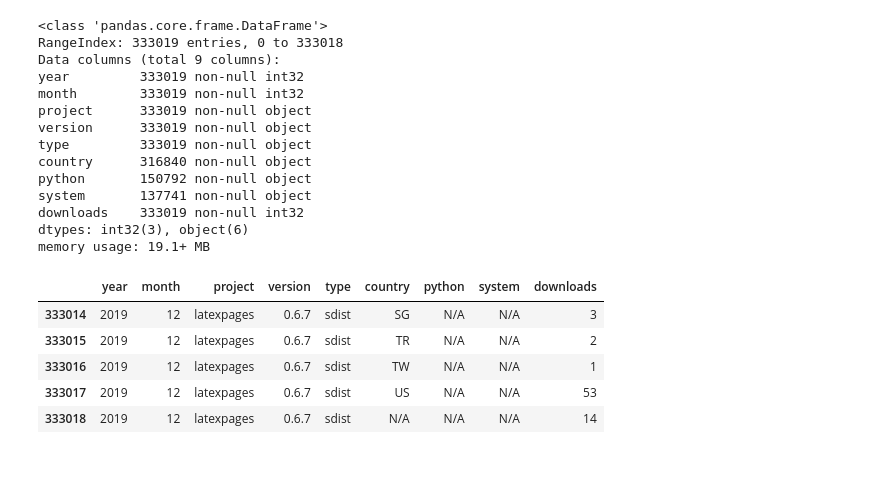
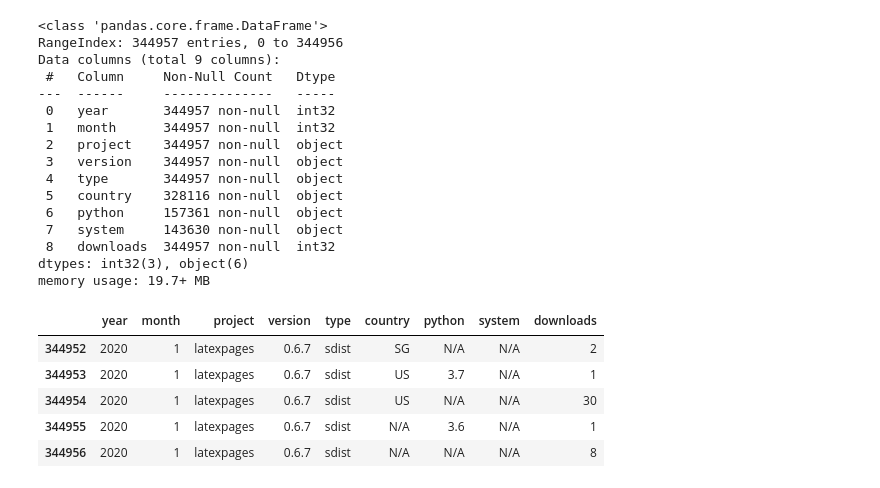
Before and after one commit to xflr6/notebooks, a Jupyter notebook: PyPI.ipynb, the cells around one changed output. Saved outputs shown, nothing was run; the diff lists cells and outputs as text; code cells hidden in the pictures.

```diff
--- a/PyPI.ipynb
+++ b/PyPI.ipynb
@@ -163,49 +163,51 @@ memory usage: 18.3+ MB
 # %%
 COMBINED = 'pypi_archive-new.csv'
 
 def merge_concat(dataframes, index):
     dataframes = [d.fillna('N/A').set_index(index) for d in dataframes if not d.empty]
     try:
         result = dataframes[0]
     except KeyError:
         return pd.DataFrame()
     for d in dataframes[1:]:
         old = result.loc[result.index.difference(d.index)]
         new = d.loc[d.index.difference(old.index)]
         #assert old.index.intersection(new.index).empty
         #common = result.index.intersection(new.index)
         #assert result.loc[common].equals(new.loc[common])
         result = pd.concat([old, new])
-    return result.reset_index().replace('N/A', pd.np.nan).sort_values(by=index)
+    return result.reset_index().replace('N/A', np.nan).sort_values(by=index)
 
 _cf = merge_concat([_df, _af], INDEX)
 _cf.to_csv(COMBINED, index=False, encoding=ENCODING)
 _cf = pd.read_csv(COMBINED, encoding=ENCODING, dtype=DTYPE)
 _cf.info()
 
 df = _cf.fillna('N/A')
 df.tail()
 # %% [output]
 <class 'pandas.core.frame.DataFrame'>
-RangeIndex: 333019 entries, 0 to 333018
+RangeIndex: 344957 entries, 0 to 344956
 Data columns (total 9 columns):
-year         333019 non-null int32
-month        333019 non-null int32
-project      333019 non-null object
-version      333019 non-null object
-type         333019 non-null object
-country      316840 non-null object
-python       150792 non-null object
-system       137741 non-null object
-downloads    333019 non-null int32
+ #   Column     Non-Null Count   Dtype
+---  ------     --------------   -----
+ 0   year       344957 non-null  int32
+ 1   month      344957 non-null  int32
+ 2   project    344957 non-null  object
+ 3   version    344957 non-null  object
+ 4   type       344957 non-null  object
+ 5   country    328116 non-null  object
+ 6   python     157361 non-null  object
+ 7   system     143630 non-null  object
+ 8   downloads  344957 non-null  int32
 dtypes: int32(3), object(6)
-memory usage: 19.1+ MB
+memory usage: 19.7+ MB
 |  | year | month | project | version | type | country | python | system | downloads |
-| 333014 | 2019 | 12 | latexpages | 0.6.7 | sdist | SG | N/A | N/A | 3 |
-| 333015 | 2019 | 12 | latexpages | 0.6.7 | sdist | TR | N/A | N/A | 2 |
-| 333016 | 2019 | 12 | latexpages | 0.6.7 | sdist | TW | N/A | N/A | 1 |
-| 333017 | 2019 | 12 | latexpages | 0.6.7 | sdist | US | N/A | N/A | 53 |
-| 333018 | 2019 | 12 | latexpages | 0.6.7 | sdist | N/A | N/A | N/A | 14 |
+| 344952 | 2020 | 1 | latexpages | 0.6.7 | sdist | SG | N/A | N/A | 2 |
+| 344953 | 2020 | 1 | latexpages | 0.6.7 | sdist | US | 3.7 | N/A | 1 |
+| 344954 | 2020 | 1 | latexpages | 0.6.7 | sdist | US | N/A | N/A | 30 |
+| 344955 | 2020 | 1 | latexpages | 0.6.7 | sdist | N/A | 3.6 | N/A | 1 |
+| 344956 | 2020 | 1 | latexpages | 0.6.7 | sdist | N/A | N/A | N/A | 8 |
 # %%
 df.pivot_table('downloads', ['year', 'month'], 'project', aggfunc='sum', fill_value=0)
 # %% [output]
```
Also changed, not shown: parts of 15 cells of this notebook.
